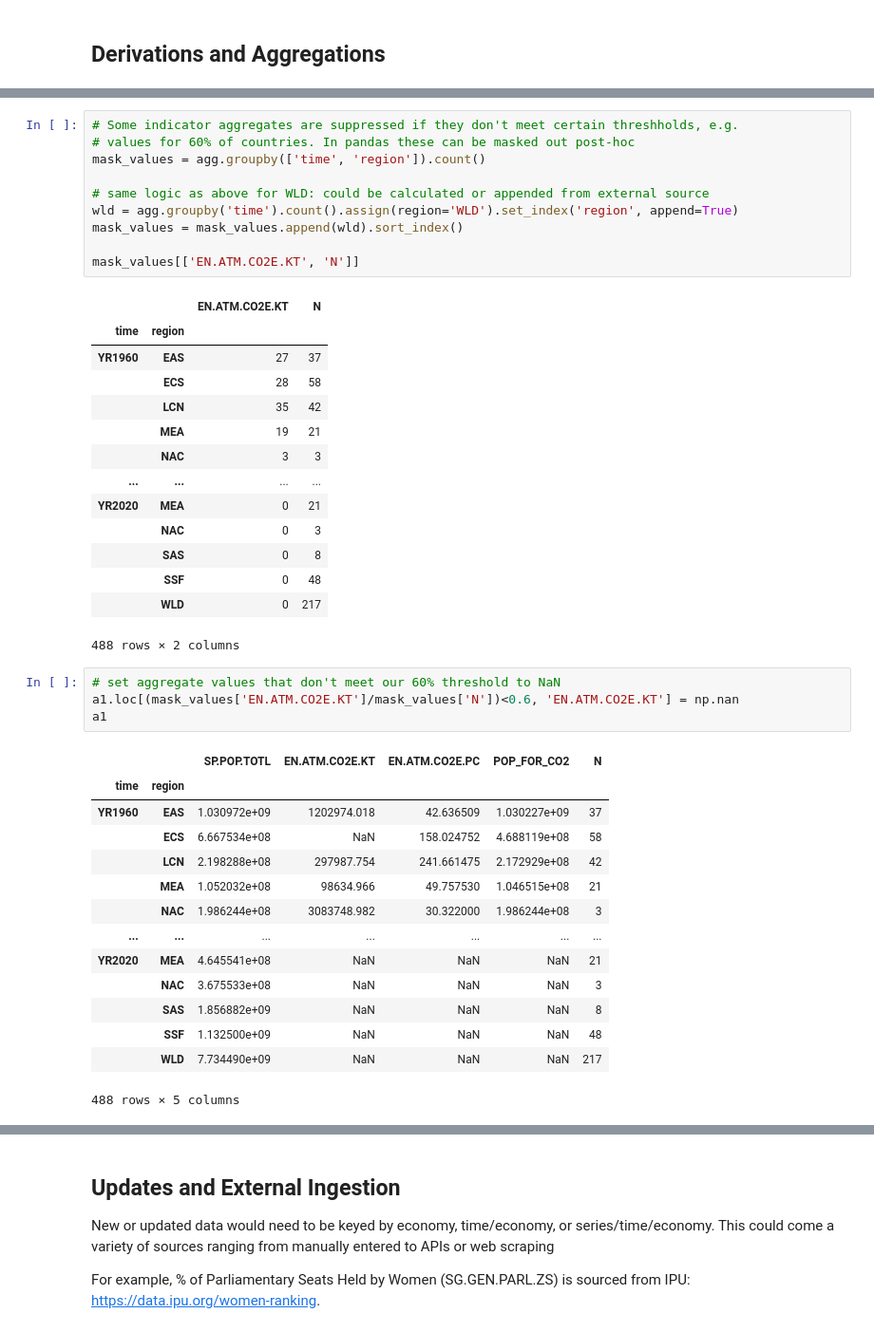
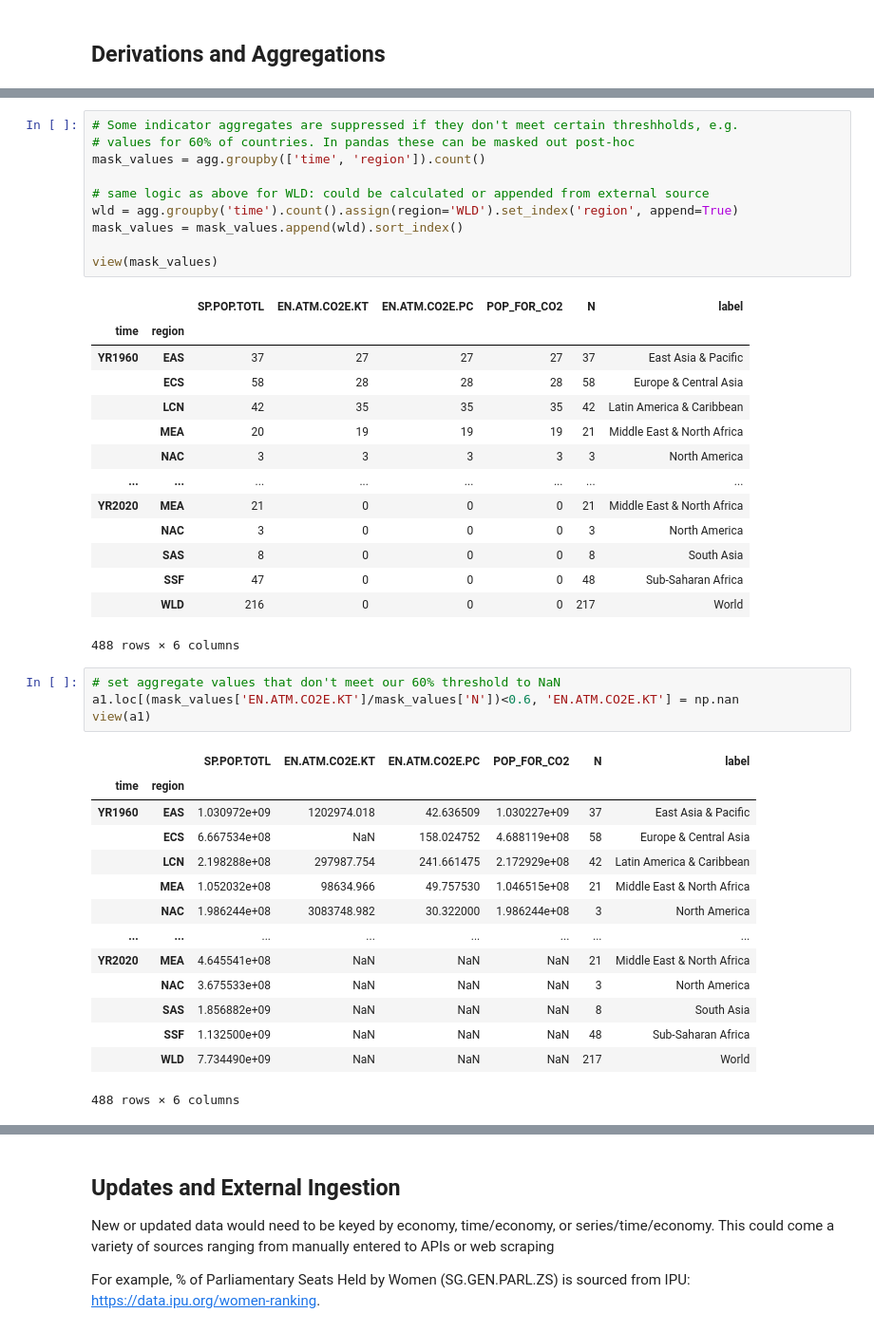
Before and after one commit to tgherzog/decdg-dcs-sandbox, a Jupyter notebook: cookbook.ipynb, the cells around one changed output, grey strips where cells are left out. Shown at 95% size. Saved outputs shown, nothing was run; the diff lists cells and outputs as text.

```diff
--- a/cookbook.ipynb
+++ b/cookbook.ipynb
@@ -188,41 +191,41 @@ mask_values = agg.groupby(['time', 'region']).count()
 wld = agg.groupby('time').count().assign(region='WLD').set_index('region', append=True)
 mask_values = mask_values.append(wld).sort_index()
 
-mask_values[['EN.ATM.CO2E.KT', 'N']]
+view(mask_values)
 # %% [output]
-|  |  | EN.ATM.CO2E.KT | N |
-| time | region |  |  |
-| YR1960 | EAS | 27 | 37 |
-|  | ECS | 28 | 58 |
-|  | LCN | 35 | 42 |
-|  | MEA | 19 | 21 |
-|  | NAC | 3 | 3 |
-| ... | ... | ... | ... |
-| YR2020 | MEA | 0 | 21 |
-|  | NAC | 0 | 3 |
-|  | SAS | 0 | 8 |
-|  | SSF | 0 | 48 |
-|  | WLD | 0 | 217 |
+|  |  | SP.POP.TOTL | EN.ATM.CO2E.KT | EN.ATM.CO2E.PC | POP_FOR_CO2 | N | label |
+| time | region |  |  |  |  |  |  |
+| YR1960 | EAS | 37 | 27 | 27 | 27 | 37 | East Asia & Pacific |
+|  | ECS | 58 | 28 | 28 | 28 | 58 | Europe & Central Asia |
+|  | LCN | 42 | 35 | 35 | 35 | 42 | Latin America & Caribbean |
+|  | MEA | 20 | 19 | 19 | 19 | 21 | Middle East & North Africa |
+|  | NAC | 3 | 3 | 3 | 3 | 3 | North America |
+| ... | ... | ... | ... | ... | ... | ... | ... |
+| YR2020 | MEA | 21 | 0 | 0 | 0 | 21 | Middle East & North Africa |
+|  | NAC | 3 | 0 | 0 | 0 | 3 | North America |
+|  | SAS | 8 | 0 | 0 | 0 | 8 | South Asia |
+|  | SSF | 47 | 0 | 0 | 0 | 48 | Sub-Saharan Africa |
+|  | WLD | 216 | 0 | 0 | 0 | 217 | World |
-488 rows × 2 columns
+488 rows × 6 columns
 # %%
 # set aggregate values that don't meet our 60% threshold to NaN
 a1.loc[(mask_values['EN.ATM.CO2E.KT']/mask_values['N'])<0.6, 'EN.ATM.CO2E.KT'] = np.nan
-a1
+view(a1)
 # %% [output]
-|  |  | SP.POP.TOTL | EN.ATM.CO2E.KT | EN.ATM.CO2E.PC | POP_FOR_CO2 | N |
-| time | region |  |  |  |  |  |
-| YR1960 | EAS | 1.030972e+09 | 1202974.018 | 42.636509 | 1.030227e+09 | 37 |
-|  | ECS | 6.667534e+08 | NaN | 158.024752 | 4.688119e+08 | 58 |
-|  | LCN | 2.198288e+08 | 297987.754 | 241.661475 | 2.172929e+08 | 42 |
-|  | MEA | 1.052032e+08 | 98634.966 | 49.757530 | 1.046515e+08 | 21 |
-|  | NAC | 1.986244e+08 | 3083748.982 | 30.322000 | 1.986244e+08 | 3 |
-| ... | ... | ... | ... | ... | ... | ... |
-| YR2020 | MEA | 4.645541e+08 | NaN | NaN | NaN | 21 |
-|  | NAC | 3.675533e+08 | NaN | NaN | NaN | 3 |
-|  | SAS | 1.856882e+09 | NaN | NaN | NaN | 8 |
-|  | SSF | 1.132500e+09 | NaN | NaN | NaN | 48 |
-|  | WLD | 7.734490e+09 | NaN | NaN | NaN | 217 |
+|  |  | SP.POP.TOTL | EN.ATM.CO2E.KT | EN.ATM.CO2E.PC | POP_FOR_CO2 | N | label |
+| time | region |  |  |  |  |  |  |
+| YR1960 | EAS | 1.030972e+09 | 1202974.018 | 42.636509 | 1.030227e+09 | 37 | East Asia & Pacific |
+|  | ECS | 6.667534e+08 | NaN | 158.024752 | 4.688119e+08 | 58 | Europe & Central Asia |
+|  | LCN | 2.198288e+08 | 297987.754 | 241.661475 | 2.172929e+08 | 42 | Latin America & Caribbean |
+|  | MEA | 1.052032e+08 | 98634.966 | 49.757530 | 1.046515e+08 | 21 | Middle East & North Africa |
+|  | NAC | 1.986244e+08 | 3083748.982 | 30.322000 | 1.986244e+08 | 3 | North America |
+| ... | ... | ... | ... | ... | ... | ... | ... |
+| YR2020 | MEA | 4.645541e+08 | NaN | NaN | NaN | 21 | Middle East & North Africa |
+|  | NAC | 3.675533e+08 | NaN | NaN | NaN | 3 | North America |
+|  | SAS | 1.856882e+09 | NaN | NaN | NaN | 8 | South Asia |
+|  | SSF | 1.132500e+09 | NaN | NaN | NaN | 48 | Sub-Saharan Africa |
+|  | WLD | 7.734490e+09 | NaN | NaN | NaN | 217 | World |
-488 rows × 5 columns
+488 rows × 6 columns
 # %%
 # Obviously that per capita variable is incorrect now, but easily fixed with
 # the modified population variable
```
Also changed, not shown: parts of 12 cells of this notebook, 3 other files.
